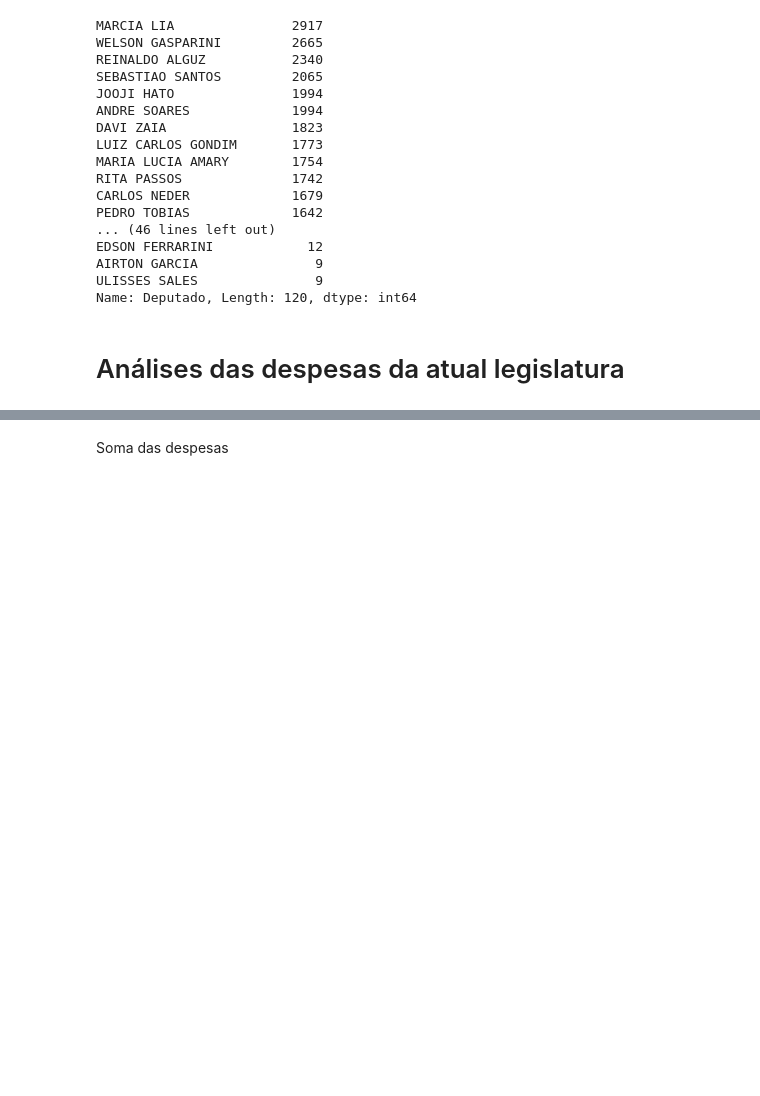
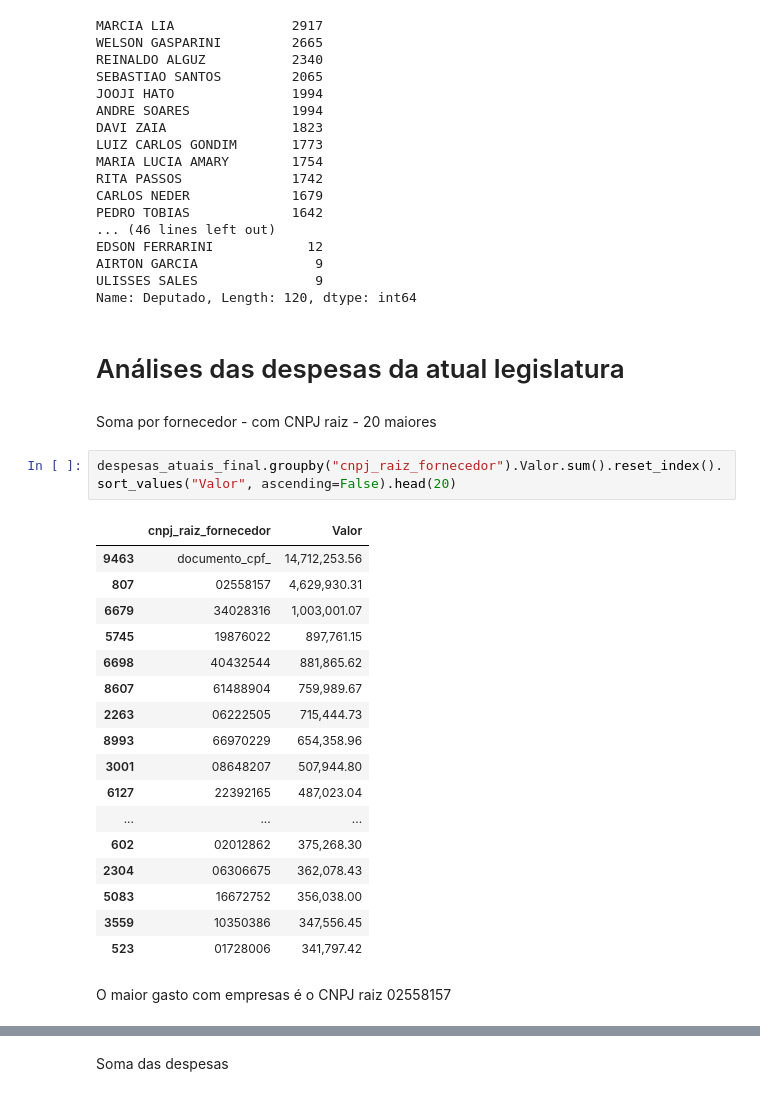
Before and after one commit to reichaves/alesp, a Jupyter notebook: alesp_despesas.ipynb, the cells around one changed output, grey strips where cells are left out. Cells and saved outputs as stored; diff of their text form; blank space fills up the shorter version.

```diff
--- a/alesp_despesas.ipynb
+++ b/alesp_despesas.ipynb
@@ -520,3 +520,27 @@ ULISSES SALES               9
 Name: Deputado, Length: 120, dtype: int64
 # %% [markdown]
 # Análises das despesas da atual legislatura
+# %% [markdown]
+Soma por fornecedor - com CNPJ raiz - 20 maiores
+# %%
+despesas_atuais_final.groupby("cnpj_raiz_fornecedor").Valor.sum().reset_index().sort_values("Valor", ascending=False).head(20)
+# %% [output]
+|  | cnpj_raiz_fornecedor | Valor |
+| 9463 | documento_cpf_ | 14,712,253.56 |
+| 807 | 02558157 | 4,629,930.31 |
+| 6679 | 34028316 | 1,003,001.07 |
+| 5745 | 19876022 | 897,761.15 |
+| 6698 | 40432544 | 881,865.62 |
+| 8607 | 61488904 | 759,989.67 |
+| 2263 | 06222505 | 715,444.73 |
+| 8993 | 66970229 | 654,358.96 |
+| 3001 | 08648207 | 507,944.80 |
+| 6127 | 22392165 | 487,023.04 |
+| ... | ... | ... |
+| 602 | 02012862 | 375,268.30 |
+| 2304 | 06306675 | 362,078.43 |
+| 5083 | 16672752 | 356,038.00 |
+| 3559 | 10350386 | 347,556.45 |
+| 523 | 01728006 | 341,797.42 |
+# %% [markdown]
+O maior gasto com empresas é o CNPJ raiz 02558157
```
Also changed, not shown: parts of 11 cells of this notebook.
